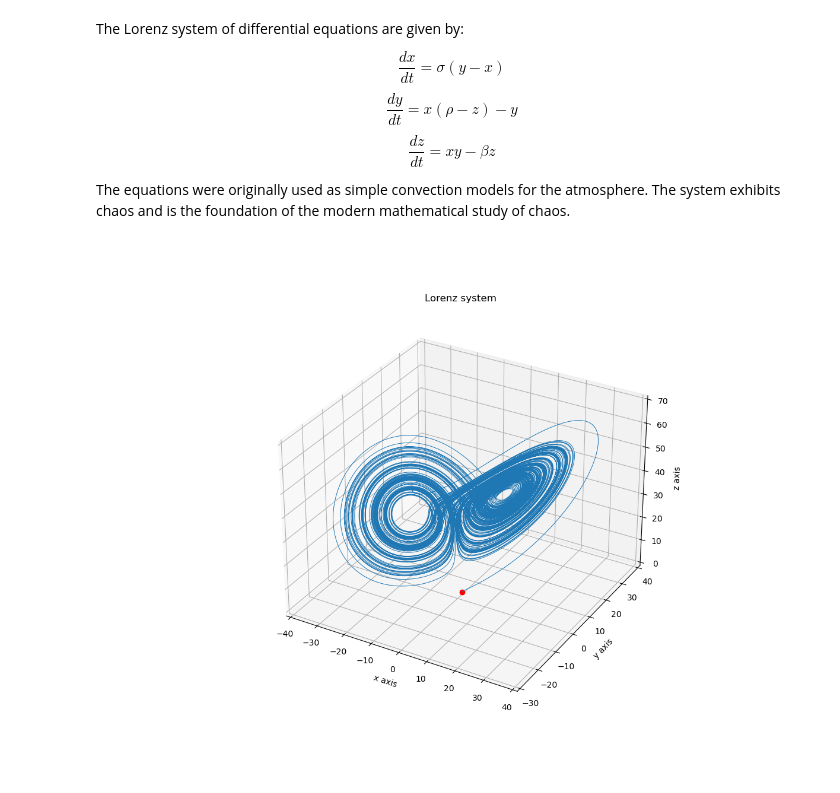
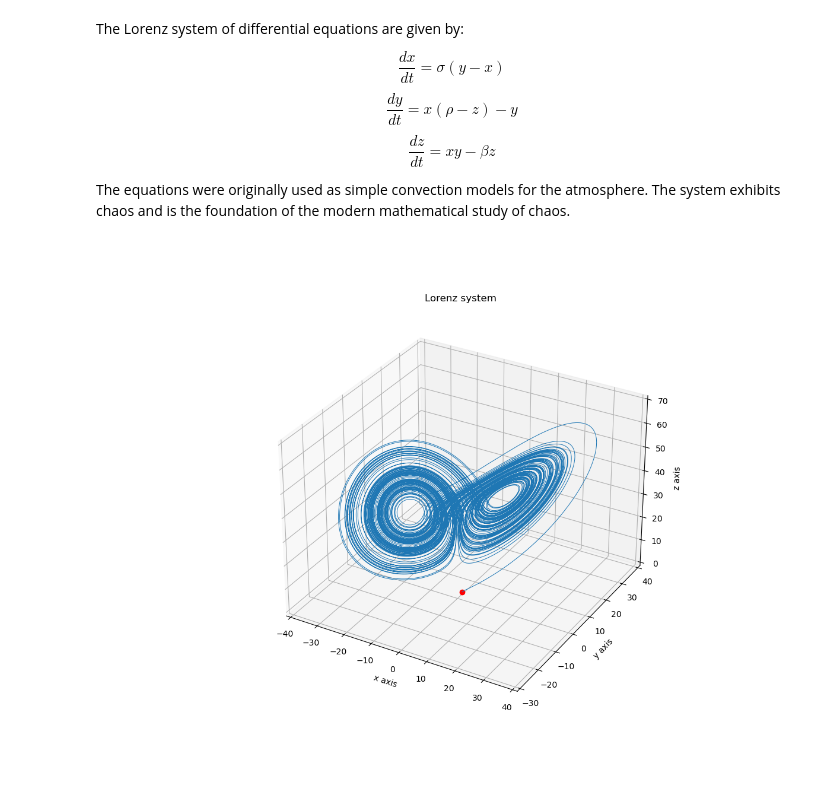
Before and after one commit to Rally0078/ComputationalPhysics, a Jupyter notebook: lorenz.ipynb, the cells around one changed output. Drawn from its saved outputs; the diff is of its cells as text; code cells hidden in the pictures.

```diff
--- a/lorenz.ipynb
+++ b/lorenz.ipynb
@@ -40,7 +40,6 @@ def RK4(func, init: tuple, t0: float, numSteps: int, params: tuple, maxTime = 10
     zdot = np.empty(numSteps)
 
     for i in range(0, numSteps):
-
         k0, l0, m0 = func(prevPosition, params) #Gets xdot, ydot, zdot at given instant of time
         k1, l1, m1 = func((x0 + h * k0/2, y0 + h * l0/2, z0 + h * m0/2), params)
         k2, l2, m2 = func((x0 + h * k1/2, y0 + h * l1/2, z0 + h * m1/2), params)
@@ -50,37 +49,38 @@ def RK4(func, init: tuple, t0: float, numSteps: int, params: tuple, maxTime = 10
         z0 = z0 + h/6 * (m0 + 2*m1 + 2*m2 + m3)
 
         x[i] = x0
         y[i] = y0
         z[i] = z0
-
+        prevPosition = x0, y0, z0
         xdot[i] = k0
         ydot[i] = l0
         zdot[i] = m0
     return x, y, z, xdot, ydot, zdot
 
 initPos = (1, 1, 1)
-timeLimit = 150
-x, y, z, dx, dy, dz = RK4(func = f, init = copy.copy(initPos), t0 = 0, numSteps = 40000, params = (15,40,2.66), maxTime = timeLimit)    #sigma, rho, beta
+timeLimit = 100
+x, y, z, dx, dy, dz = RK4(func = f, init = copy.copy(initPos), t0 = 0, numSteps = 40000, params = (15,40,2.66), maxTime = timeLimit)    #params = (sigma, rho, beta)
 
 fig = plt.figure(figsize=(12,9))
 ax = fig.add_subplot(projection='3d')
 ax.set_xlabel("x axis")
 ax.set_ylabel("y axis")
 ax.set_zlabel("z axis")
 ax.plot(initPos[0], initPos[1], initPos[2], "ro", label="Initial Position")
 
 ax.set_title("Lorenz system")
 ax.set_xticks(np.arange(-300, 400, 10))
 ax.set_yticks(np.arange(-400, 500, 10))
 ax.set_zticks(np.arange(0, 200, 10))
 ax.set_xlim(-40,40)
 ax.set_ylim(-30,40)
 ax.set_zlim(0,70)
 ax.plot(x, y, z, lw = 0.7)
 
+plt.savefig("lorenz.jpeg", dpi=250)
 plt.show()
 # %% [output]
-[figure, old version]
+[figure, new version]
 # %%
 plt.close()
 %matplotlib inline
```
Also changed, not shown: parts of 2 cells of this notebook.
